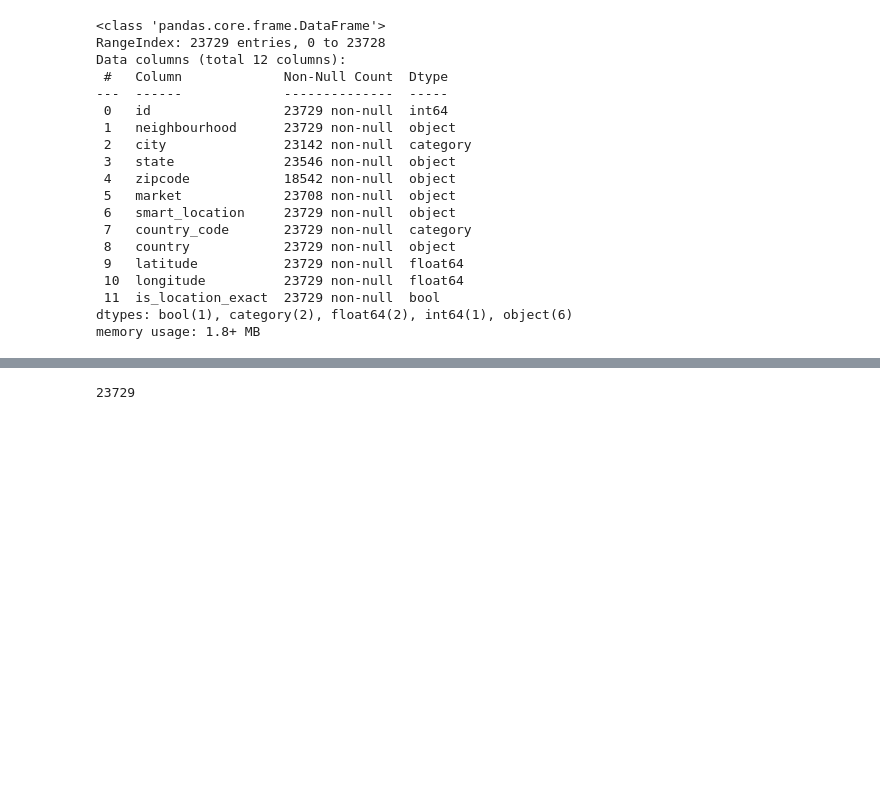
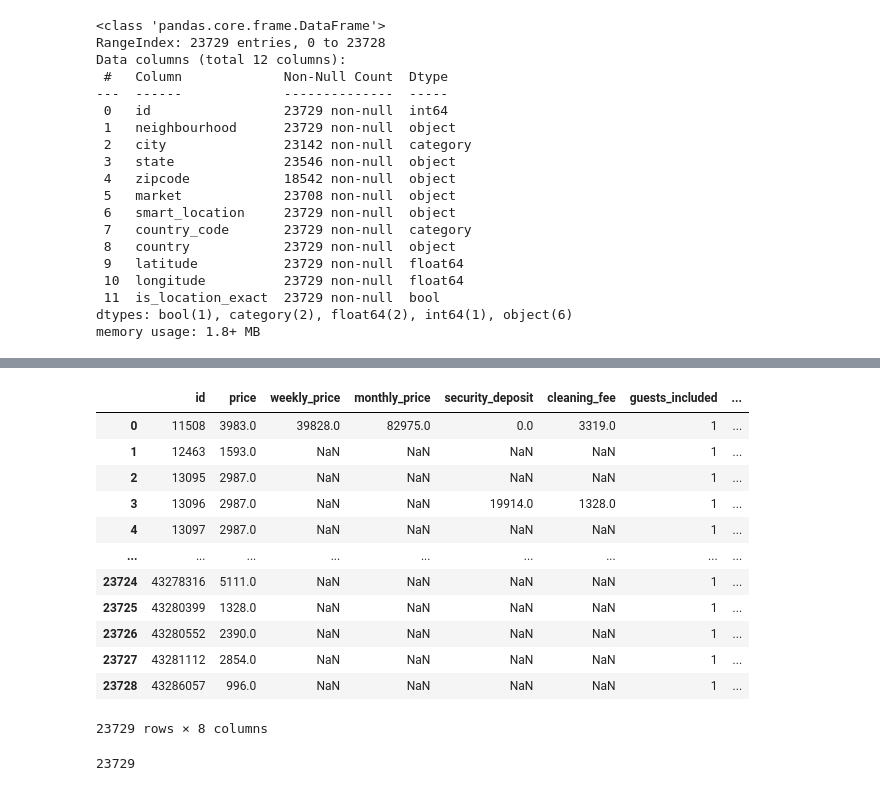
Before and after one commit to javierbengolea/DS_AirBnB, a Jupyter notebook: proyecto/Proyecto.ipynb, the cells around one changed output, grey strips where cells are left out. Drawn from its saved outputs; the diff is of its cells as text; code cells hidden in the pictures; blank space fills up the shorter version.

```diff
--- a/proyecto/Proyecto.ipynb
+++ b/proyecto/Proyecto.ipynb
@@ -388,0 +303,16 @@ Name: count, Length: 1108, dtype: int64
+# %%
+precios
+# %% [output]
+|  | id | price | weekly_price | monthly_price | security_deposit | cleaning_fee | guests_included | ... |
+| 0 | 11508 | 3983.0 | 39828.0 | 82975.0 | 0.0 | 3319.0 | 1 | ... |
+| 1 | 12463 | 1593.0 | NaN | NaN | NaN | NaN | 1 | ... |
+| 2 | 13095 | 2987.0 | NaN | NaN | NaN | NaN | 1 | ... |
+| 3 | 13096 | 2987.0 | NaN | NaN | 19914.0 | 1328.0 | 1 | ... |
+| 4 | 13097 | 2987.0 | NaN | NaN | NaN | NaN | 1 | ... |
+| ... | ... | ... | ... | ... | ... | ... | ... | ... |
+| 23724 | 43278316 | 5111.0 | NaN | NaN | NaN | NaN | 1 | ... |
+| 23725 | 43280399 | 1328.0 | NaN | NaN | NaN | NaN | 1 | ... |
+| 23726 | 43280552 | 2390.0 | NaN | NaN | NaN | NaN | 1 | ... |
+| 23727 | 43281112 | 2854.0 | NaN | NaN | NaN | NaN | 1 | ... |
+| 23728 | 43286057 | 996.0 | NaN | NaN | NaN | NaN | 1 | ... |
+23729 rows × 8 columns
```
Also changed, not shown: parts of 8 cells of this notebook.
